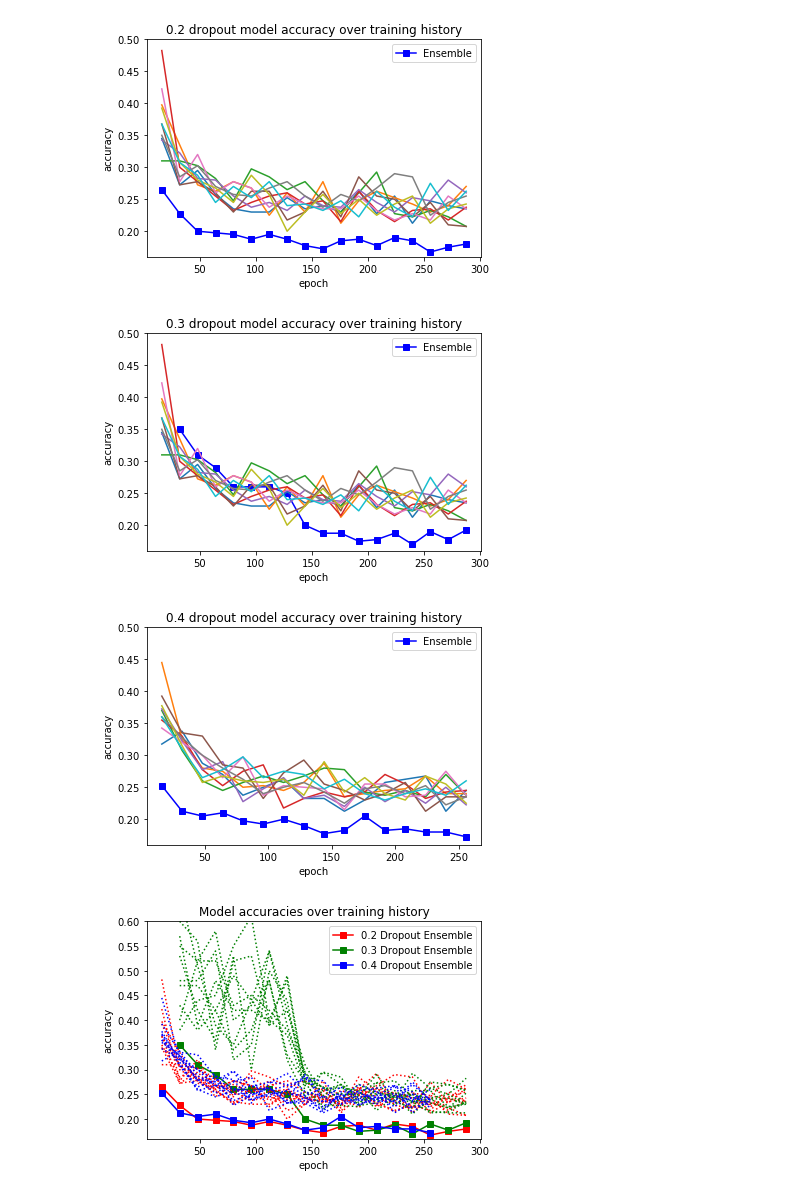
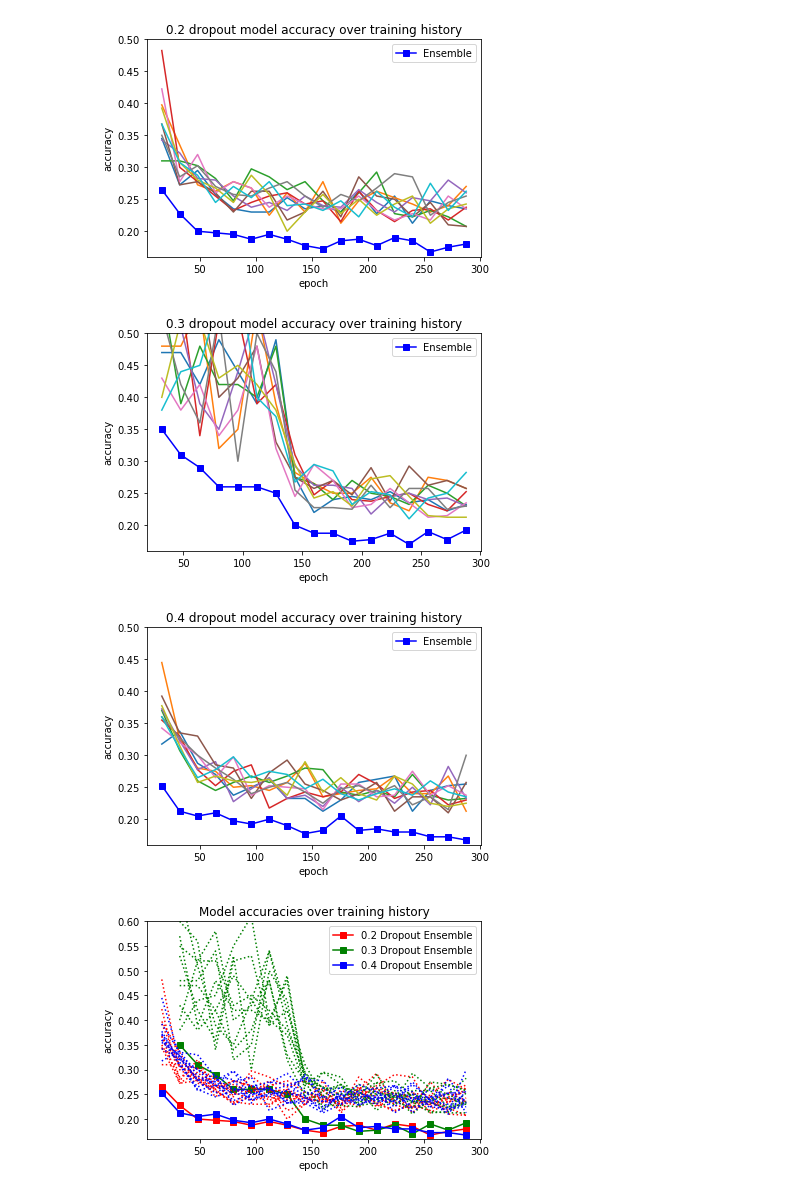
Before and after one commit to j05t/emnist, a Jupyter notebook: plot_history/plot_csv.ipynb, the cells around one changed output. Drawn from its saved outputs; the diff is of its cells as text; code cells hidden in the pictures.

```diff
--- a/plot_history/plot_csv.ipynb
+++ b/plot_history/plot_csv.ipynb
@@ -96,26 +96,26 @@ plt.show()
 # %%
 axes = plt.gca()
 
 # plot ensemble accuracy over training history
 en_acc = df03.loc["Ensemble",:]
 ensemble_accuracy = en_acc.values.tolist()
 plt.plot(r, ensemble_accuracy, "bs-")
 
 # plot model accuracies over training history
 for i in range(10):
-    acc = df02.loc["Modell {}".format(i),:]
+    acc = df03.loc["Modell {}".format(i),:]
     accuracy = acc.values.tolist()
     plt.plot(r, accuracy)
 
 plt.title("0.3 dropout model accuracy over training history")
 plt.ylabel('accuracy')
 plt.xlabel('epoch')
 plt.legend(["Ensemble"], loc='upper right')
 #plt.xlim(32,224)
 plt.ylim(0.16, 0.5)
 plt.show()
 # %% [output]
-[figure, old version]
+[figure, new version]
 # %%
 axes = plt.gca()
 
@@ -138,7 +138,7 @@ plt.legend(["Ensemble"], loc='upper right')
 plt.ylim(0.16, 0.5)
 plt.show()
 # %% [output]
-[figure, old version]
+[figure, new version]
 # %%
 axes = plt.gca()
 
@@ -183,7 +183,7 @@ plt.legend(["0.2 Dropout Ensemble", "0.3 Dropout Ensemble", "0.4 Dropout Ensembl
 plt.ylim(0.16,0.6)
 plt.show()
 # %% [output]
-[figure, old version]
+[figure, new version]
 # %%
 import matplotlib.pyplot as plt
 
```
Also changed, not shown: parts of 2 cells of this notebook, 5 other files.
